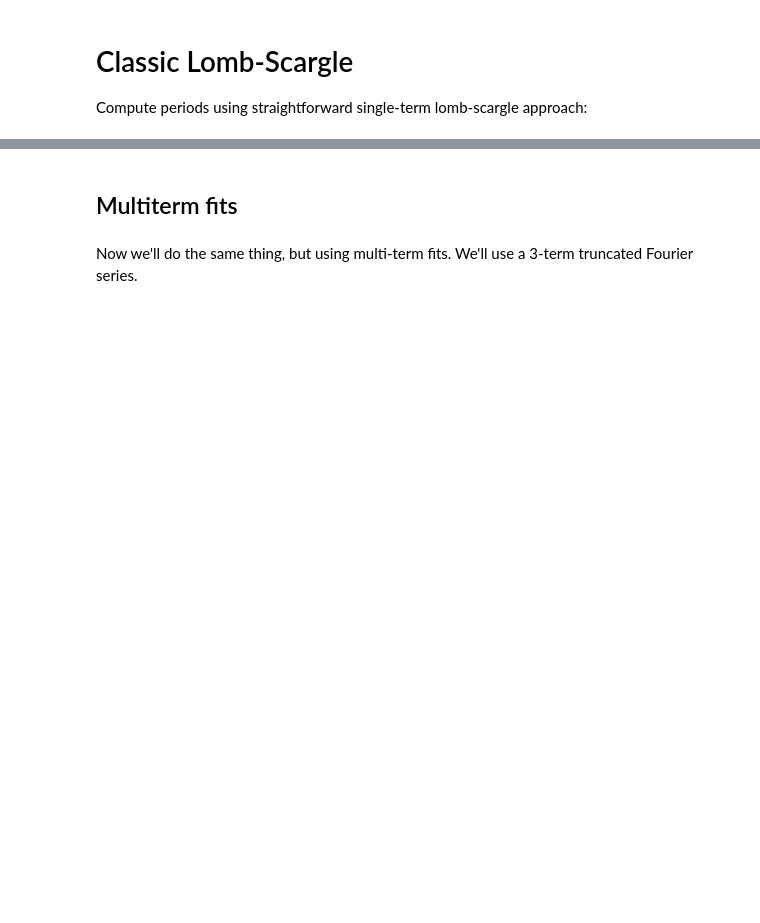
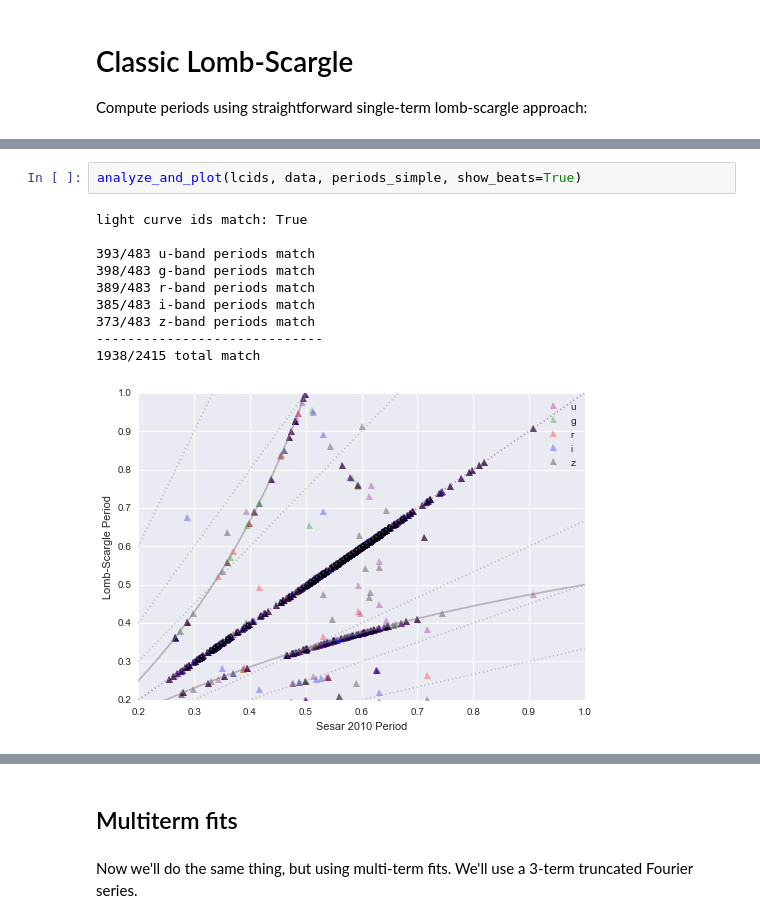
Before and after one commit to jakevdp/multiband_LS, a Jupyter notebook: ComparePeriods.ipynb, the cells around one changed output, grey strips where cells are left out. Cells and saved outputs as stored; diff of their text form; blank space fills up the shorter version.

```diff
--- a/ComparePeriods.ipynb
+++ b/ComparePeriods.ipynb
@@ -89,0 +108,13 @@ Not quite sure what those alias-like features are: they're not actually integer
+# %%
+analyze_and_plot(lcids, data, periods_simple, show_beats=True)
+# %% [output]
+light curve ids match: True
+
+393/483 u-band periods match
+398/483 g-band periods match
+389/483 r-band periods match
+385/483 i-band periods match
+373/483 z-band periods match
+-----------------------------
+1938/2415 total match
+[figure, added]
```
Also changed, not shown: parts of 25 cells of this notebook.
